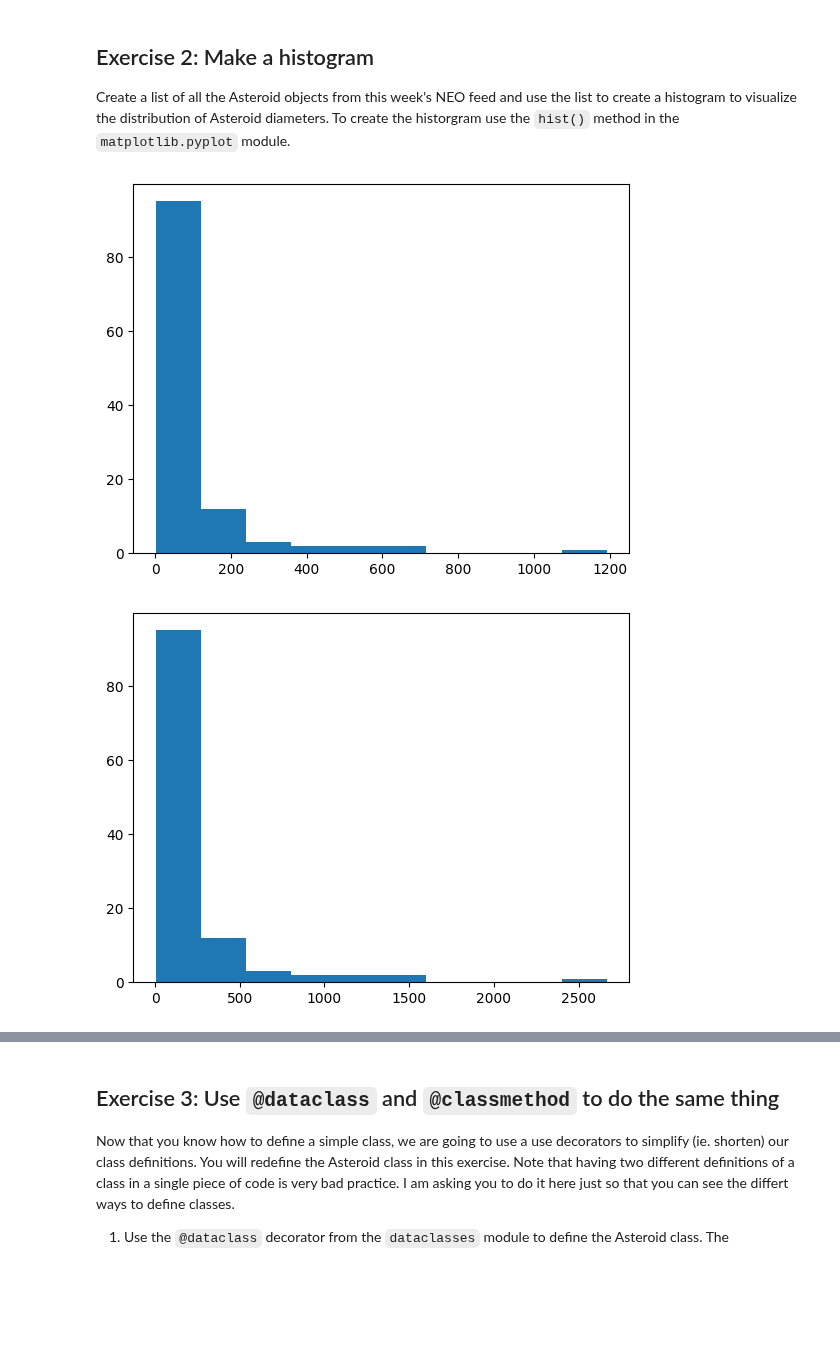
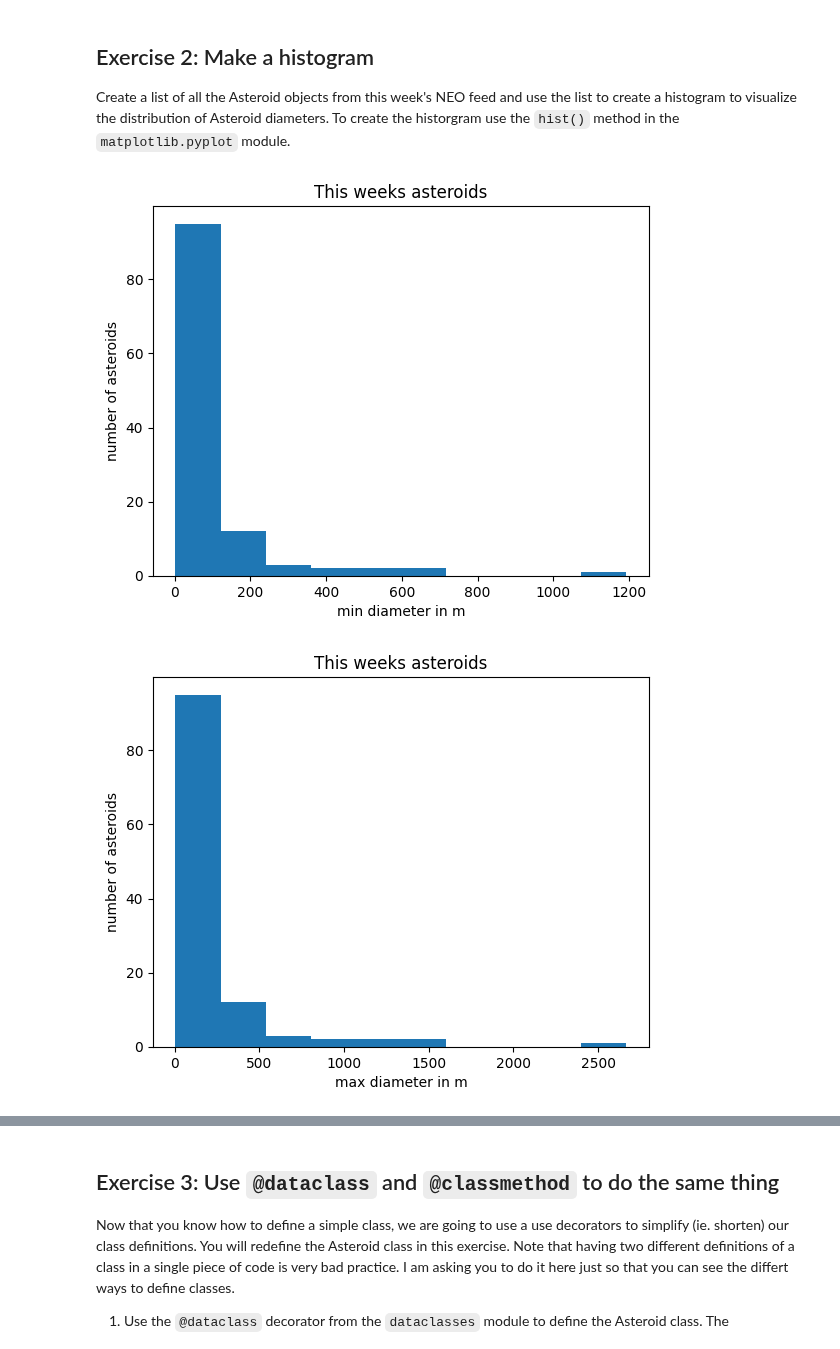
Before and after one commit to MarlaS02/comp215, a Jupyter notebook: labs/lab03-classes.ipynb, the cells around one changed output, grey strips where cells are left out. Drawn from its saved outputs; the diff is of its cells as text; code cells hidden in the pictures; blank space fills up the shorter version.

```diff
--- a/labs/lab03-classes.ipynb
+++ b/labs/lab03-classes.ipynb
@@ -112,29 +112,33 @@ Create a list of all the Asteroid objects from this week's NEO feed and use the
 # %%
 # Ex. 2 your code here
 asteroids = []
 for neo in neos:
   asteroids.append(Asteroid(neo['id'], neo['name'], neo['estimated_diameter']['meters'], neo['is_potentially_hazardous_asteroid']))
 
 diameter_min = []
 for asteroid in asteroids:
   diameter_min.append(asteroid.estimated_diameter['estimated_diameter_min'])
 
 diameter_max = []
 for asteroid in asteroids:
   diameter_max.append(asteroid.estimated_diameter['estimated_diameter_max'])
 
+fig, ax = plt.subplots()
+ax.set(title='This weeks asteroids', xlabel= 'min diameter in m', ylabel= 'number of asteroids')
 plt.hist(diameter_min)
 plt.show()
+fig, ax = plt.subplots()
+ax.set(title='This weeks asteroids', xlabel= 'max diameter in m', ylabel= 'number of asteroids')
 plt.hist(diameter_max)
 plt.show()
 
 pprint(diameter_min)
 pprint(diameter_max)
 print(len(asteroids))
 pprint(asteroids)
 # %% [output]
-[figure, old version]
+[figure, new version]
-[figure, old version]
+[figure, new version]
 [95.1820329819,
  31.9561886721,
  59.2318062676,
```
